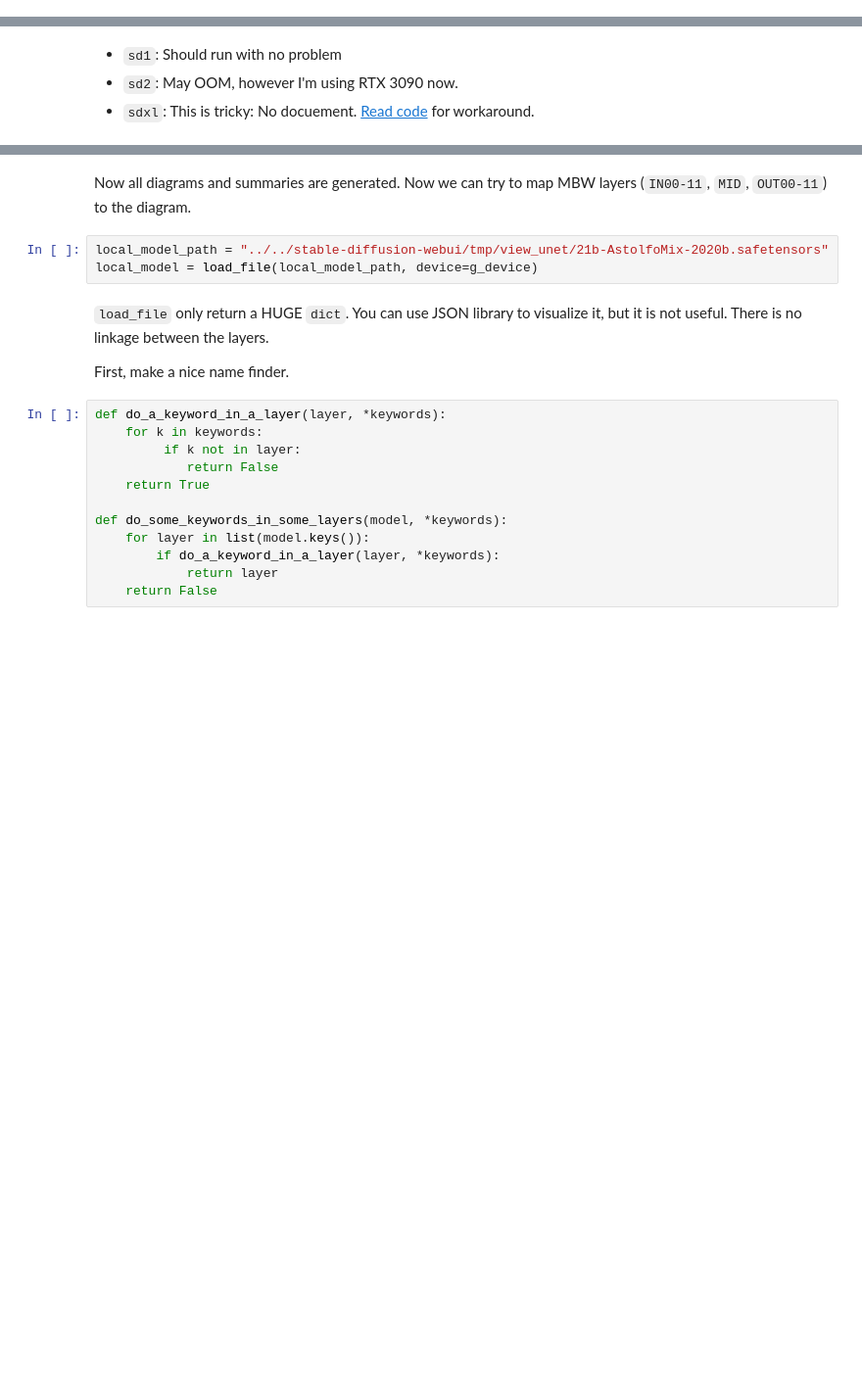
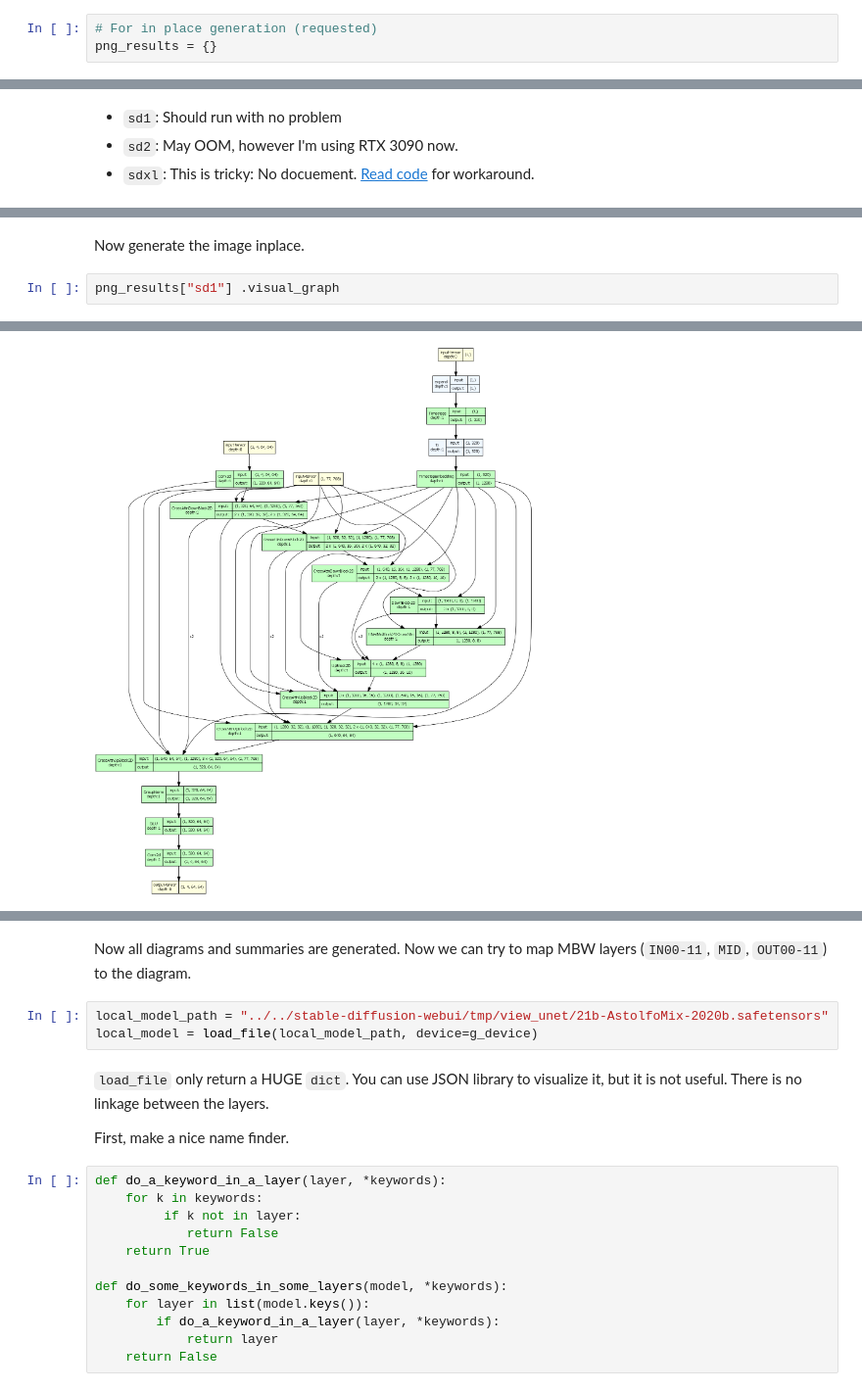
Before and after one commit to 6DammK9/nai-anime-pure-negative-prompt, a Jupyter notebook: ch03/view_unet/view_unet.ipynb, the cells around one changed output, grey strips where cells are left out. Shown at 98% size. Drawn from its saved outputs; the diff is of its cells as text; blank space fills up the shorter version.

Commit message:
inplace

```diff
--- a/ch03/view_unet/view_unet.ipynb
+++ b/ch03/view_unet/view_unet.ipynb
@@ -124,6 +124,9 @@ filename_paths = {
     "sd2": "./sd2_unet",
     "sdxl": "./sdxl_unet",
 }
+# %%
+# For in place generation (requested)
+png_results = {}
 # %% [markdown]
 Main loop. Note that `input_data` is generated inplace. The expected dimension is already available in `model.config` mentioned above.
 
@@ -204,0 +208,5 @@ pip install accelerate
+# %% [markdown]
+Now generate the image inplace.
+# %%
+png_results["sd1"] .visual_graph
+# %% [output]
@@ -204,0 +214 @@ pip install accelerate
+[figure, added]
```
Also changed, not shown: parts of 5 cells of this notebook.
